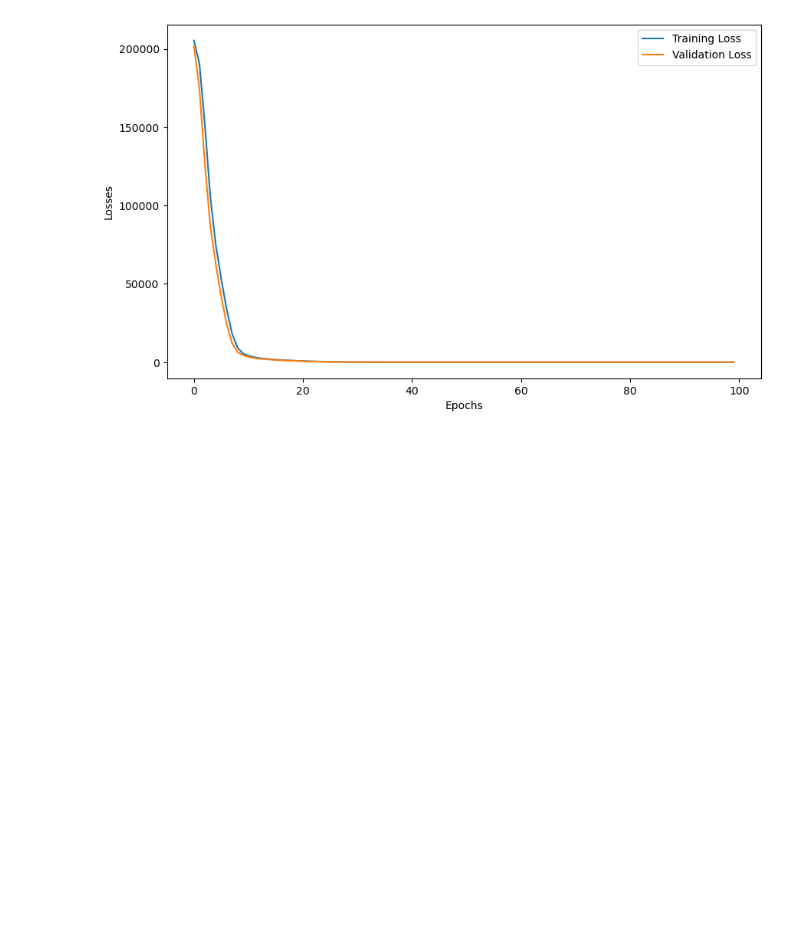
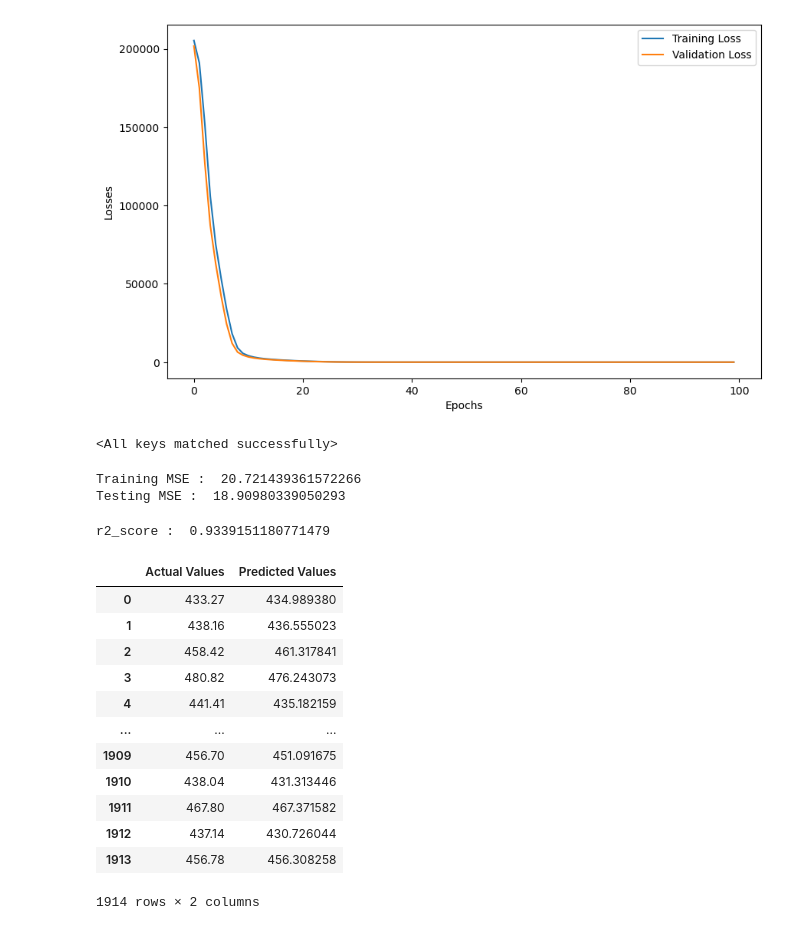
Before and after one commit to MohammedGousemohiyuddinYekkaluru/prime-ai-ml-learning-journey, a Jupyter notebook: Deep Learning/ANN/ANN_Regression.ipynb, the cells around one changed output. Saved outputs shown, nothing was run; the diff lists cells and outputs as text; code cells hidden in the pictures; blank space fills up the shorter version.

Commit message:
Evaluate the best model using Mean_squared_error and R2_score

```diff
--- a/Deep Learning/ANN/ANN_Regression.ipynb
+++ b/Deep Learning/ANN/ANN_Regression.ipynb
@@ -194,3 +194,49 @@ plt.legend()
 # %% [output]
 <matplotlib.legend.Legend at 0x...>
 [figure]
+# %%
+# Loading the best model
+model.load_state_dict(torch.load("best_model.pt"))
+# %% [output]
+<All keys matched successfully>
+# %%
+# Evaluation
+
+model.eval()
+with torch.no_grad():
+    train_preds = model(X_train_tensor)
+    test_preds = model(X_test_tensor)
+
+    train_mse_loss = criterion(train_preds, y_train_tensor)
+    test_mse_loss = criterion(test_preds, y_test_tensor)
+
+print("Training MSE : ", train_mse_loss.item())
+print("Testing MSE : ", test_mse_loss.item())
+# %% [output]
+Training MSE :  20.721439361572266
+Testing MSE :  18.90980339050293
+# %%
+from sklearn.metrics import r2_score
+
+print("r2_score : ", r2_score(y_test, test_preds))
+# %% [output]
+r2_score :  0.9339151180771479
+# %%
+actual_df = pd.DataFrame(y_test.values, columns = ["Actual Values"])
+Predicted_df = pd.DataFrame(test_preds.numpy(), columns = ["Predicted Values"])
+
+pd.concat([actual_df, Predicted_df], axis=1)
+# %% [output]
+|  | Actual Values | Predicted Values |
+| 0 | 433.27 | 434.989380 |
+| 1 | 438.16 | 436.555023 |
+| 2 | 458.42 | 461.317841 |
+| 3 | 480.82 | 476.243073 |
+| 4 | 441.41 | 435.182159 |
+| ... | ... | ... |
+| 1909 | 456.70 | 451.091675 |
+| 1910 | 438.04 | 431.313446 |
+| 1911 | 467.80 | 467.371582 |
+| 1912 | 437.14 | 430.726044 |
+| 1913 | 456.78 | 456.308258 |
+1914 rows × 2 columns
```
